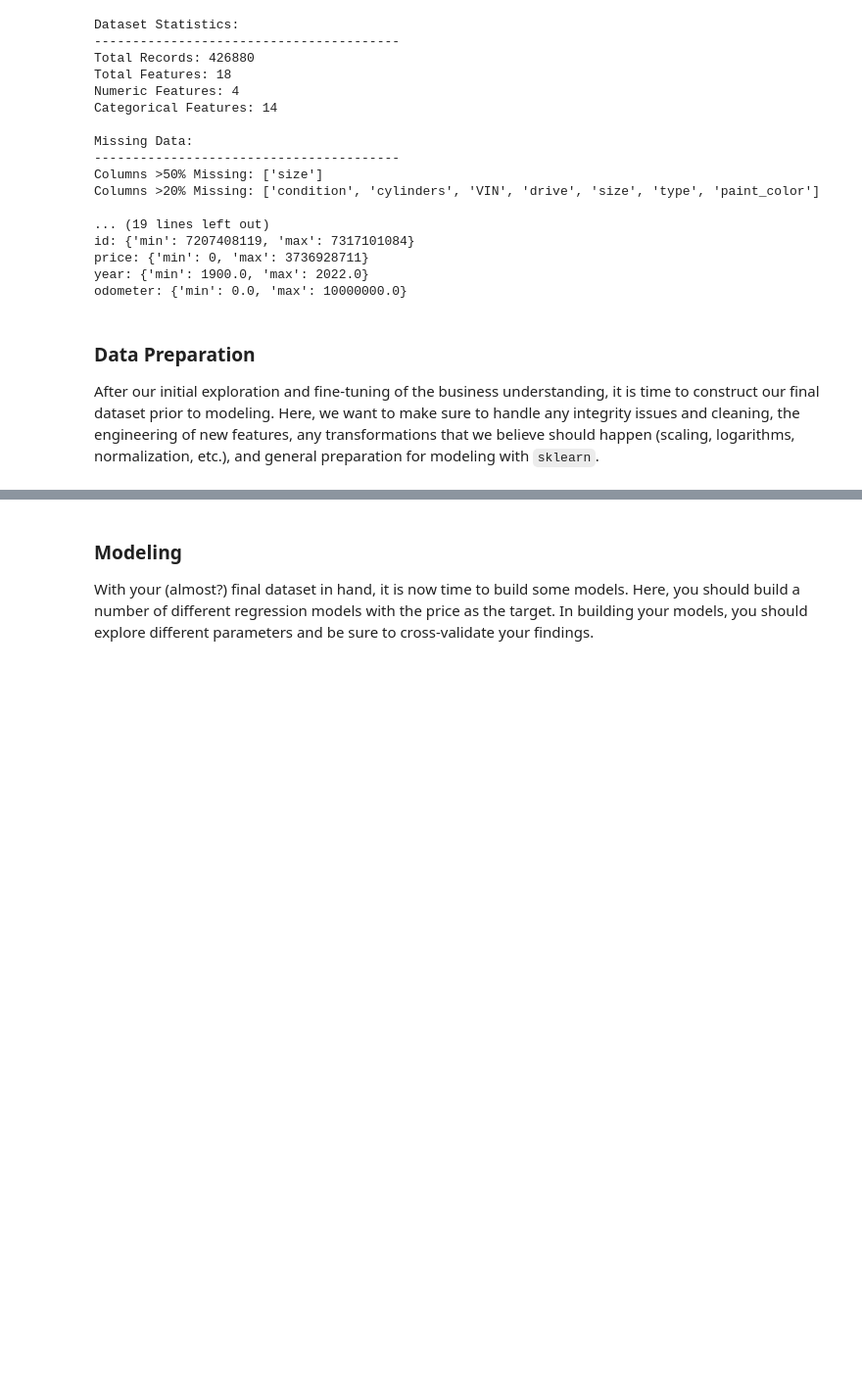
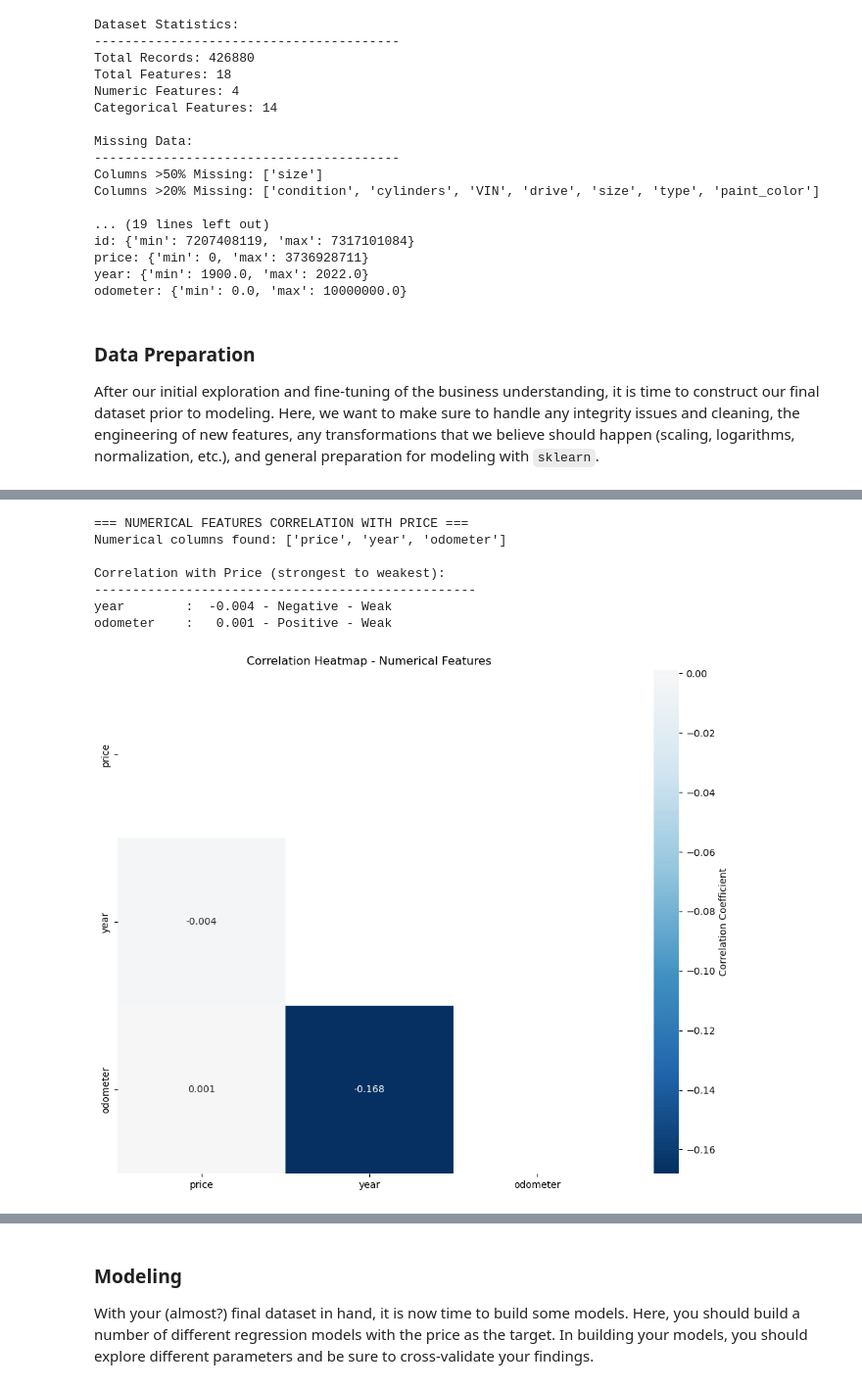
Before and after one commit to shashiJoel/used-car-price-analysis, a Jupyter notebook: prompt_II.ipynb, the cells around one changed output, grey strips where cells are left out. Shown at 98% size. Saved outputs shown, nothing was run; the diff lists cells and outputs as text; code cells hidden in the pictures; blank space fills up the shorter version.

```diff
--- a/prompt_II.ipynb
+++ b/prompt_II.ipynb
@@ -553,0 +376,3 @@ KeyboardInterrupt:
+# %%
+cars_clean_data = cars_clean_data.dropna(subset=['manufacturer', 'year'], how='all')
+cars_clean_data.shape
@@ -553,0 +399,5 @@ KeyboardInterrupt:
+# %%
+# Fill the missing values in strong categorical columns with mode.
+cars_clean_data["transmission"] = cars_clean_data["transmission"].fillna(cars_clean_data["transmission"].mode()[0])
+cars_clean_data["fuel"] = cars_clean_data["fuel"].fillna(cars_clean_data["fuel"].mode()[0])
+cars_clean_data["title_status"] = cars_clean_data["title_status"].fillna(cars_clean_data["title_status"].mode()[0])
@@ -553,0 +429,2 @@ KeyboardInterrupt:
+# %%
+cars_clean_data.dropna(inplace=True)
@@ -553,0 +467,3 @@ KeyboardInterrupt:
+# %%
+cars_clean_data['year'] = cars_clean_data['year'].astype(int)
+cars_clean_data['odometer'] = cars_clean_data['odometer'].astype(int)
@@ -553,0 +492,39 @@ KeyboardInterrupt:
+# %%
+# 1. NUMERICAL CORRELATION ANALYSIS
+print("=== NUMERICAL FEATURES CORRELATION WITH PRICE ===")
+
+# Select only numerical columns for correlation analysis
+numerical_cols = cars_clean_data.select_dtypes(include=[np.number]).columns.tolist()
+print(f"Numerical columns found: {numerical_cols}")
+
+# Calculate correlation matrix for numerical features
+numerical_corr = cars_clean_data[numerical_cols].corr()
+
+# Extract correlations with price (target variable)
+price_correlations = numerical_corr['price'].sort_values(key=abs, ascending=False)
+
+print("\nCorrelation with Price (strongest to weakest):")
+print("-" * 50)
+for feature, correlation in price_correlations.items():
+    if feature != 'price':  # Skip self-correlation
+        direction = "Positive" if correlation > 0 else "Negative"
+        strength = "Strong" if abs(correlation) > 0.5 else "Moderate" if abs(correlation) > 0.3 else "Weak"
+        print(f"{feature:<12}: {correlation:>7.3f} - {direction} - {strength}")
+
+# Create correlation heatmap for numerical features
+plt.figure(figsize=(10, 8))
+mask = np.triu(np.ones_like(numerical_corr, dtype=bool))  # Show only lower triangle
+sns.heatmap(numerical_corr, mask=mask, annot=True, cmap='RdBu_r', center=0,
+            square=True, fmt='.3f', cbar_kws={'label': 'Correlation Coefficient'})
+plt.title('Correlation Heatmap - Numerical Features')
+plt.tight_layout()
+plt.show()
+# %% [output]
+=== NUMERICAL FEATURES CORRELATION WITH PRICE ===
+Numerical columns found: ['price', 'year', 'odometer']
+
+Correlation with Price (strongest to weakest):
+--------------------------------------------------
+year        :  -0.004 - Negative - Weak
+odometer    :   0.001 - Positive - Weak
+[figure, added]
```
Also changed, not shown: parts of 58 cells of this notebook, 1 other file.
